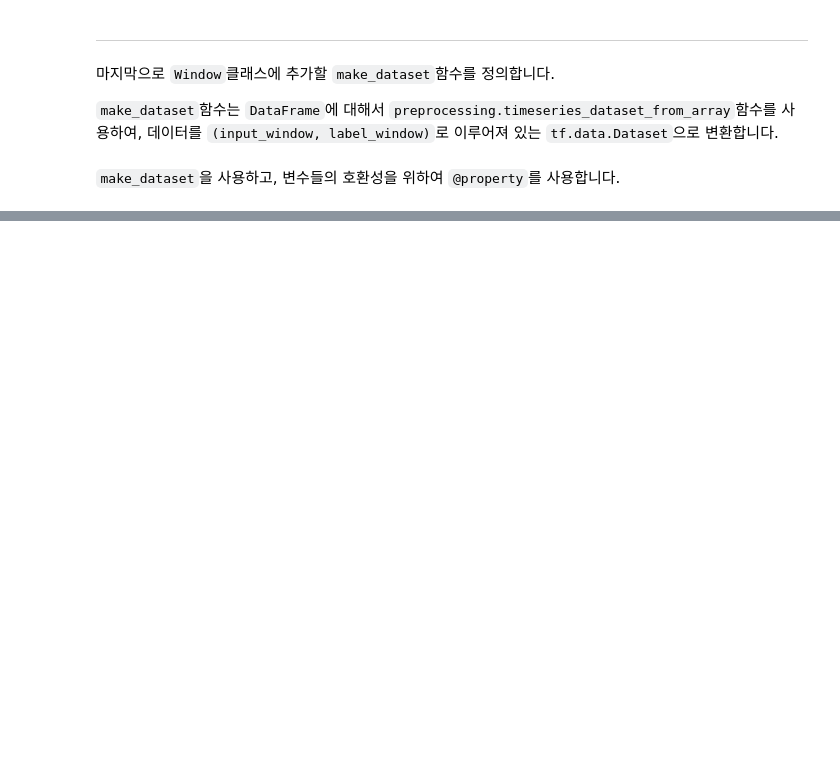
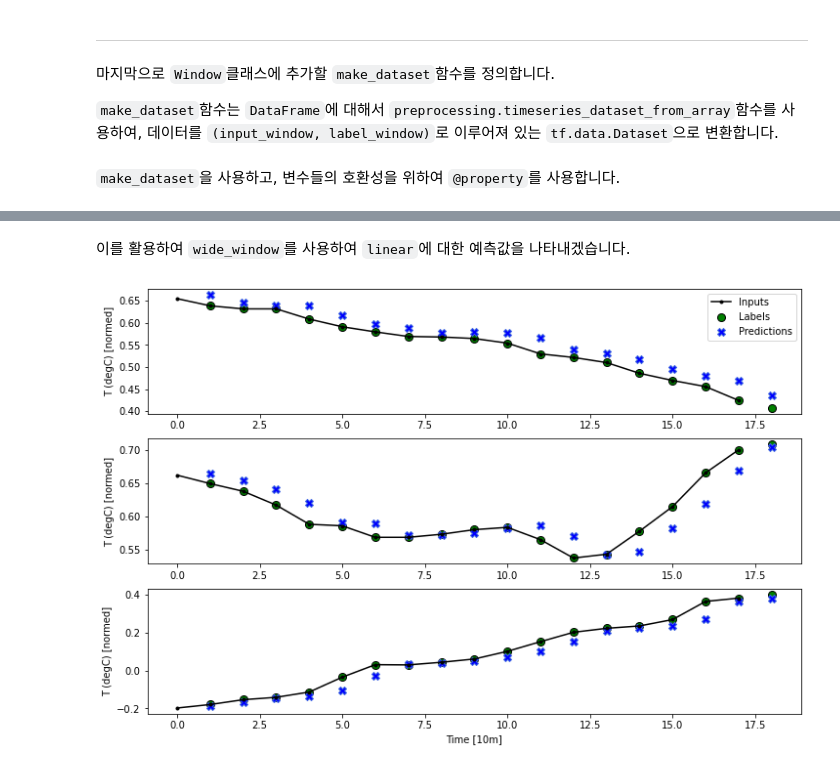
Before and after one commit to YangRokChoi/Time-Series-Forecasting-Tutorial, a Jupyter notebook: Time-Series-Forecasting-Tutorial.ipynb, the cells around one changed output, grey strips where cells are left out. Cells and saved outputs as stored; diff of their text form; code cells hidden in the pictures; blank space fills up the shorter version.

```diff
--- a/Time-Series-Forecasting-Tutorial.ipynb
+++ b/Time-Series-Forecasting-Tutorial.ipynb
@@ -425,0 +578,6 @@ Label column name(s) : ['T (degC)']
+# %% [markdown]
+이를 활용하여 `wide_window`를 사용하여 `linear`에 대한 예측값을 나타내겠습니다.
+# %%
+wide_window.plot(linear)
+# %% [output]
+[figure, added]
```
Also changed, not shown: parts of 65 cells of this notebook.
